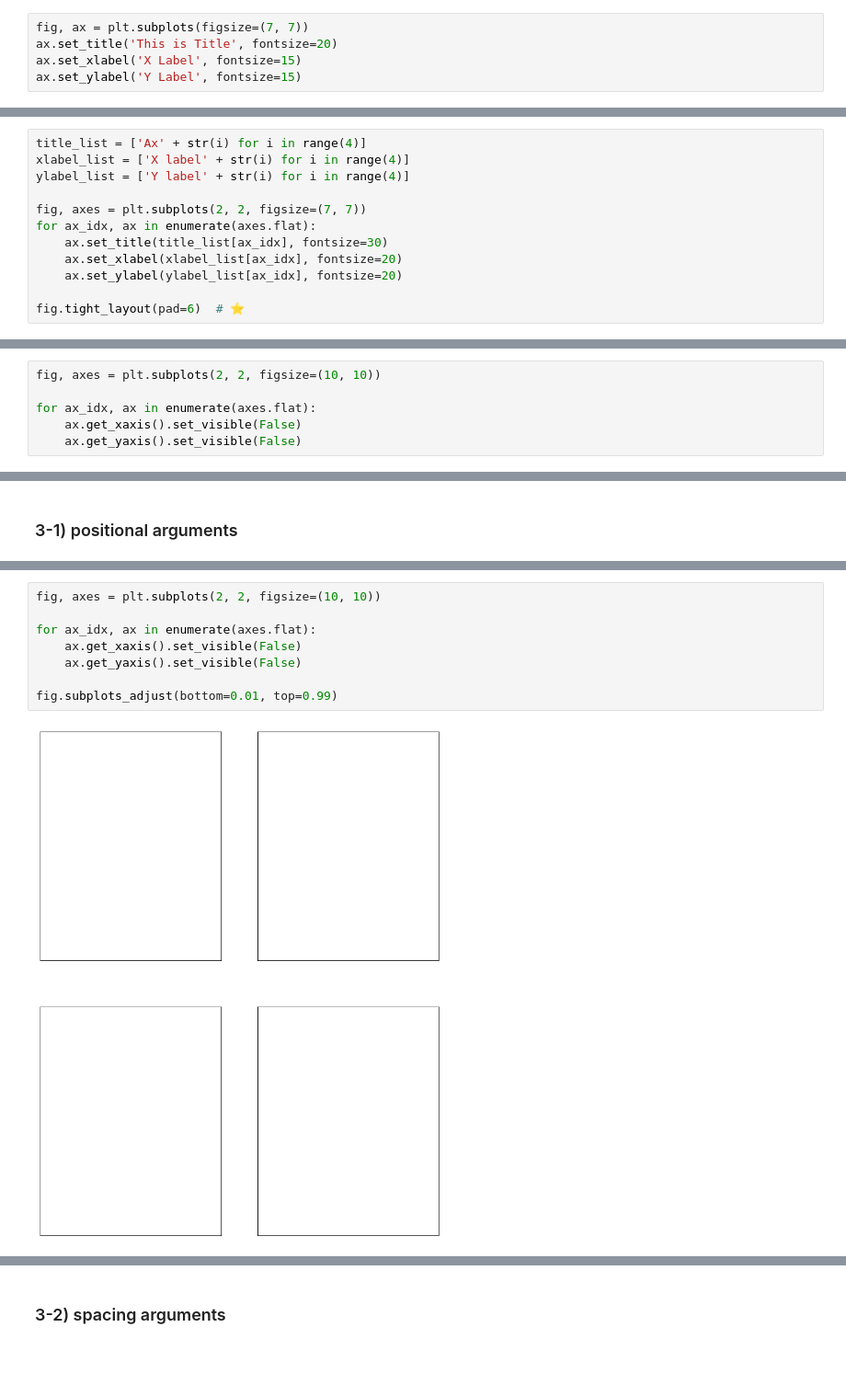
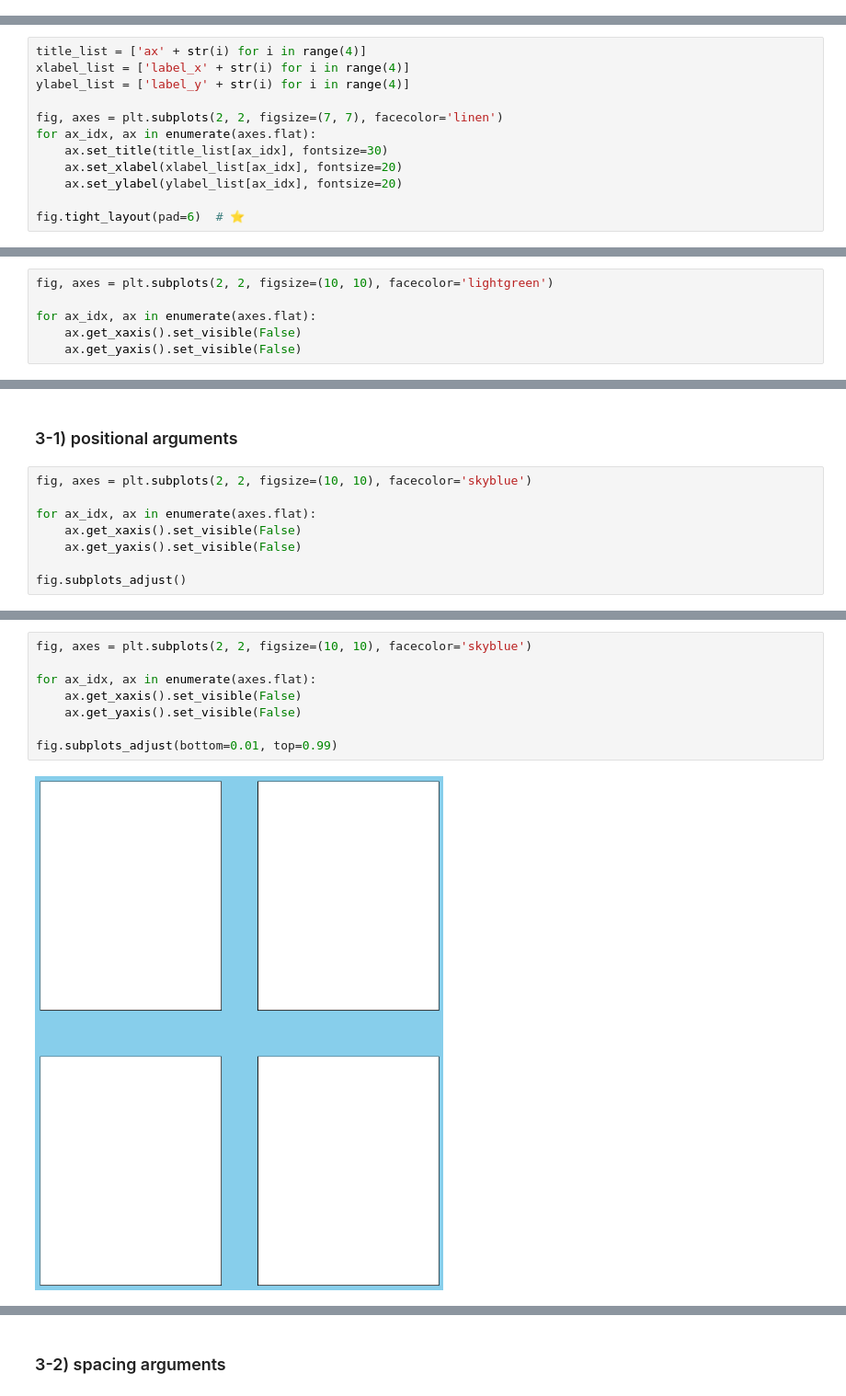
Before and after one commit to scarypillowz/Matplotlib, a Jupyter notebook: axes 조정.ipynb, the cells around one changed output, grey strips where cells are left out. Shown at 92% size. Saved outputs shown, nothing was run; the diff lists cells and outputs as text; blank space fills up the shorter version.

```diff
--- a/axes 조정.ipynb
+++ b/axes 조정.ipynb
@@ -10,8 +10,3 @@ import matplotlib.pyplot as plt
 - fig.tight_layout() 메서드는 title + xlabel + ylabel 을 포함해서 레이아웃을 구성한다.
 - 레이블명과 타이틀이 겹치지 않기 때문에 깔끔한 figure를 얻을 수 있다.
 - 메서드는 figure 객체에 적용한다.
-# %%
-fig, ax = plt.subplots(figsize=(7, 7))
-ax.set_title('This is Title', fontsize=20)
-ax.set_xlabel('X Label', fontsize=15)
-ax.set_ylabel('Y Label', fontsize=15)
@@ -21,9 +13,9 @@ Text(0, 0.5, 'Y Label')
 # %%
-title_list = ['Ax' + str(i) for i in range(4)]
-xlabel_list = ['X label' + str(i) for i in range(4)]
-ylabel_list = ['Y label' + str(i) for i in range(4)]
+title_list = ['ax' + str(i) for i in range(4)]
+xlabel_list = ['label_x' + str(i) for i in range(4)]
+ylabel_list = ['label_y' + str(i) for i in range(4)]
 
-fig, axes = plt.subplots(2, 2, figsize=(7, 7))
+fig, axes = plt.subplots(2, 2, figsize=(7, 7), facecolor='linen')
 for ax_idx, ax in enumerate(axes.flat):
     ax.set_title(title_list[ax_idx], fontsize=30)
     ax.set_xlabel(xlabel_list[ax_idx], fontsize=20)
@@ -36,7 +28,7 @@ fig.tight_layout(pad=6)  # ⭐️
 ## 2) axis.set_visible()
 - axis 눈금을 없애기 때문에 이미지를 그릴 때 유용하다.
 # %%
-fig, axes = plt.subplots(2, 2, figsize=(10, 10))
+fig, axes = plt.subplots(2, 2, figsize=(10, 10), facecolor='lightgreen')
 
 for ax_idx, ax in enumerate(axes.flat):
     ax.get_xaxis().set_visible(False)
@@ -55,3 +47,11 @@ for ax_idx, ax in enumerate(axes.flat):
         - wspace, hspace
 # %% [markdown]
 ### 3-1) positional arguments
+# %%
+fig, axes = plt.subplots(2, 2, figsize=(10, 10), facecolor='skyblue')
+
+for ax_idx, ax in enumerate(axes.flat):
+    ax.get_xaxis().set_visible(False)
+    ax.get_yaxis().set_visible(False)
+
+fig.subplots_adjust()
@@ -58,11 +60,11 @@ for ax_idx, ax in enumerate(axes.flat):
 # %%
-fig, axes = plt.subplots(2, 2, figsize=(10, 10))
+fig, axes = plt.subplots(2, 2, figsize=(10, 10), facecolor='skyblue')
 
 for ax_idx, ax in enumerate(axes.flat):
     ax.get_xaxis().set_visible(False)
     ax.get_yaxis().set_visible(False)
 
 fig.subplots_adjust(bottom=0.01, top=0.99)
 # %% [output]
-[figure, old version]
+[figure, new version]
 # %%
```
Also changed, not shown: parts of 11 cells of this notebook, 1 other file.
